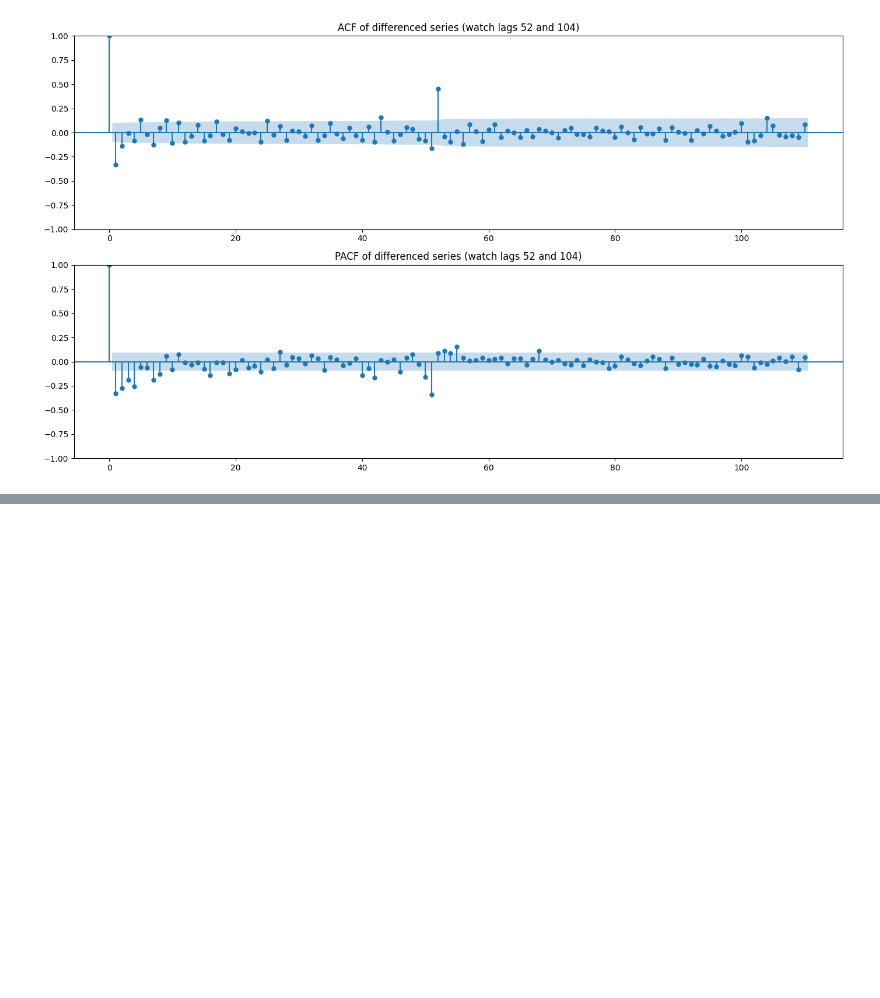
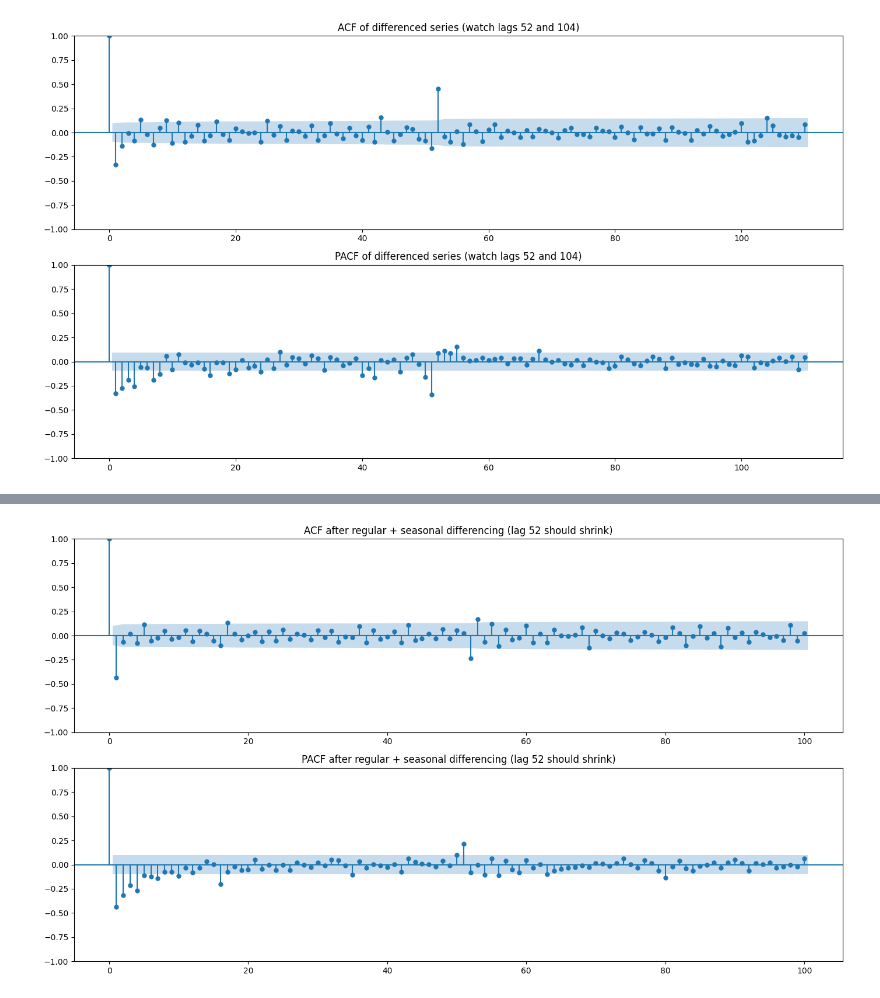
Before and after one commit to Ulfath16/retail-forecasting, a Jupyter notebook: notebooks/03_sarima.ipynb, the cells around one changed output, grey strips where cells are left out. Cells and saved outputs as stored; diff of their text form; code cells hidden in the pictures; blank space fills up the shorter version.

Commit message:
SARIMA stationarity diagnostics: ADF/KPSS tests, regular + seasonal differencing, ACF/PACF order selection

```diff
--- a/notebooks/03_sarima.ipynb
+++ b/notebooks/03_sarima.ipynb
@@ -137,0 +145,21 @@ plt.show()
+# %%
+def seasonal_diff(series, lag=52):
+    return series[lag:] - series[:-lag]
+
+y_train_diff1_52 = seasonal_diff(y_train_diff1, lag=52)
+print("Length after regular + seasonal differencing:", len(y_train_diff1_52),
+      "(was", len(y_train_diff1), "-- lost 52 more observations, one full seasonal cycle)")
+print()
+
+adf_diff2 = adfuller(y_train_diff1_52, autolag="AIC")
+print("=== ADF Test (after regular + seasonal differencing) ===")
+print("Statistic:", round(adf_diff2[0], 4))
+print("p-value:", round(adf_diff2[1], 4))
+print("Stationary by ADF (p < 0.05)?", adf_diff2[1] < 0.05)
+
+kpss_diff2 = kpss(y_train_diff1_52, regression="c", nlags="auto")
+print()
+print("=== KPSS Test (after regular + seasonal differencing) ===")
+print("Statistic:", round(kpss_diff2[0], 4))
+print("p-value:", round(kpss_diff2[1], 4))
+print("Stationary by KPSS (p > 0.05)?", kpss_diff2[1] > 0.05)
@@ -137,0 +181,10 @@ plt.show()
+# %%
+fig, axes = plt.subplots(2, 1, figsize=(14, 8))
+plot_acf(y_train_diff1_52, lags=100, ax=axes[0])
+axes[0].set_title("ACF after regular + seasonal differencing (lag 52 should shrink)")
+plot_pacf(y_train_diff1_52, lags=100, ax=axes[1], method="ywm")
+axes[1].set_title("PACF after regular + seasonal differencing (lag 52 should shrink)")
+plt.tight_layout()
+plt.show()
+# %% [output]
+[figure, added]
```
Also changed, not shown: parts of 2 cells of this notebook.
